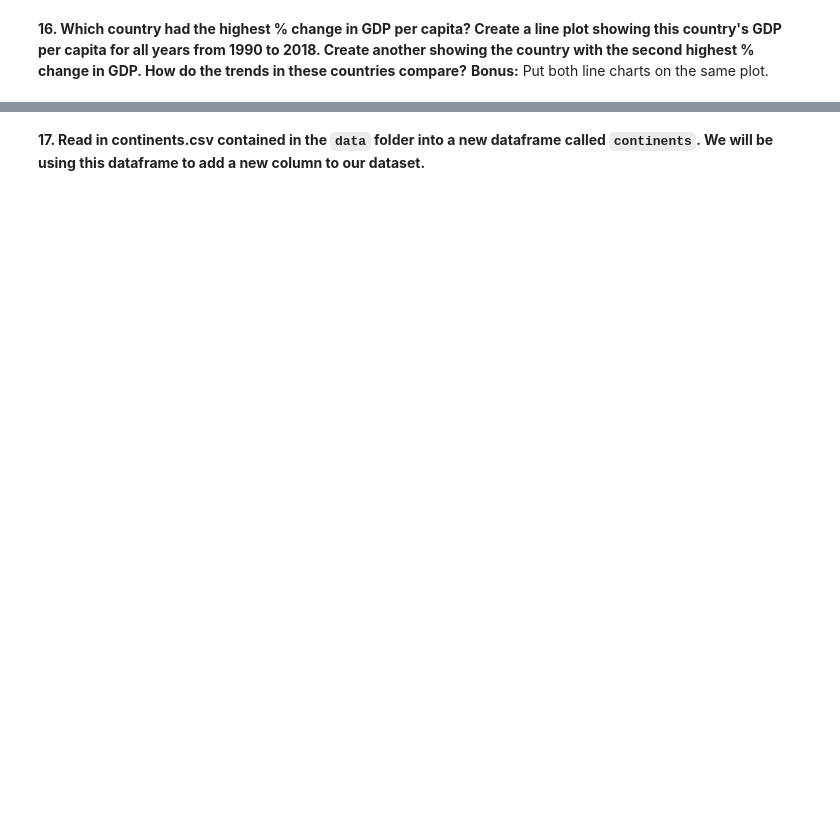
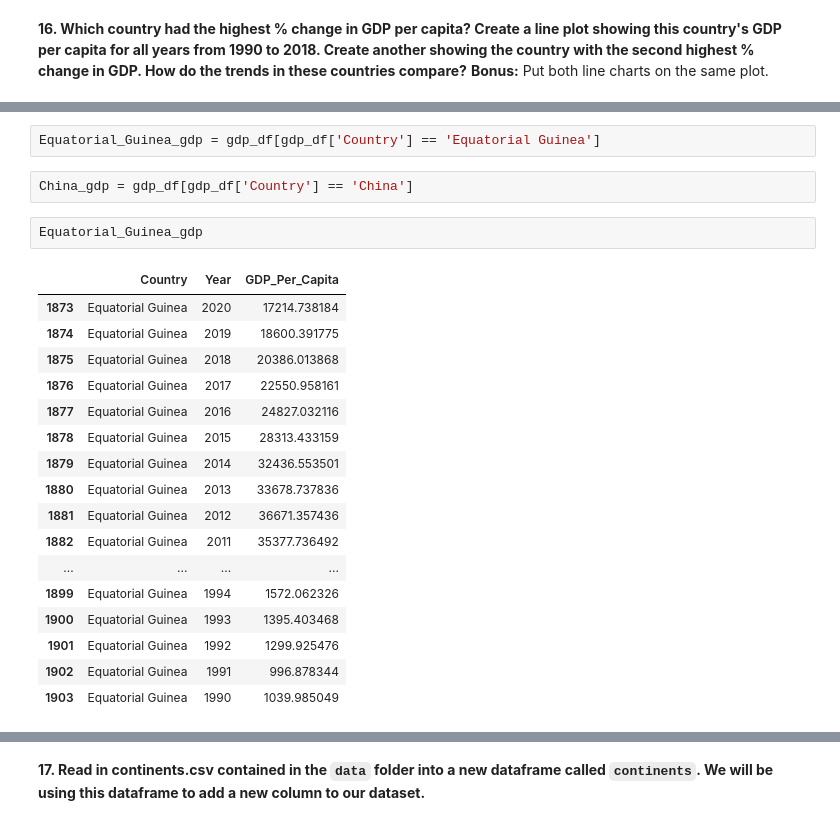
Before and after one commit to KagonDeans/un-exploration-KagonDeans, a Jupyter notebook: notebooks/UN_Data_Exploration.ipynb, the cells around one changed output, grey strips where cells are left out. Cells and saved outputs as stored; diff of their text form; blank space fills up the shorter version.

```diff
--- a/notebooks/UN_Data_Exploration.ipynb
+++ b/notebooks/UN_Data_Exploration.ipynb
@@ -385,0 +415,24 @@ gdp_pivoted
+# %%
+Equatorial_Guinea_gdp = gdp_df[gdp_df['Country'] == 'Equatorial Guinea']
+# %%
+China_gdp = gdp_df[gdp_df['Country'] == 'China']
+# %%
+Equatorial_Guinea_gdp
+# %% [output]
+|  | Country | Year | GDP_Per_Capita |
+| 1873 | Equatorial Guinea | 2020 | 17214.738184 |
+| 1874 | Equatorial Guinea | 2019 | 18600.391775 |
+| 1875 | Equatorial Guinea | 2018 | 20386.013868 |
+| 1876 | Equatorial Guinea | 2017 | 22550.958161 |
+| 1877 | Equatorial Guinea | 2016 | 24827.032116 |
+| 1878 | Equatorial Guinea | 2015 | 28313.433159 |
+| 1879 | Equatorial Guinea | 2014 | 32436.553501 |
+| 1880 | Equatorial Guinea | 2013 | 33678.737836 |
+| 1881 | Equatorial Guinea | 2012 | 36671.357436 |
+| 1882 | Equatorial Guinea | 2011 | 35377.736492 |
+| ... | ... | ... | ... |
+| 1899 | Equatorial Guinea | 1994 | 1572.062326 |
+| 1900 | Equatorial Guinea | 1993 | 1395.403468 |
+| 1901 | Equatorial Guinea | 1992 | 1299.925476 |
+| 1902 | Equatorial Guinea | 1991 | 996.878344 |
+| 1903 | Equatorial Guinea | 1990 | 1039.985049 |
```
Also changed, not shown: parts of 35 cells of this notebook.
